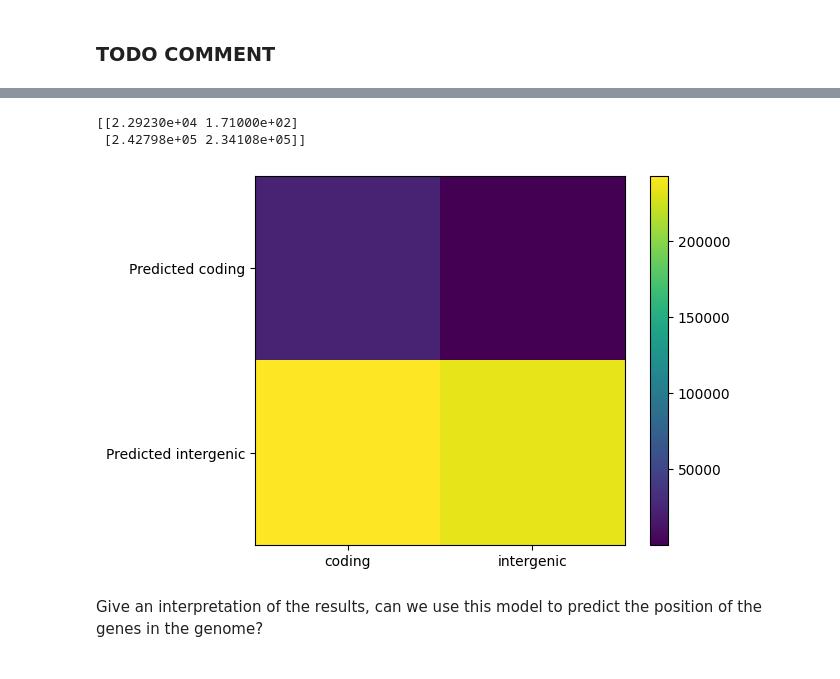
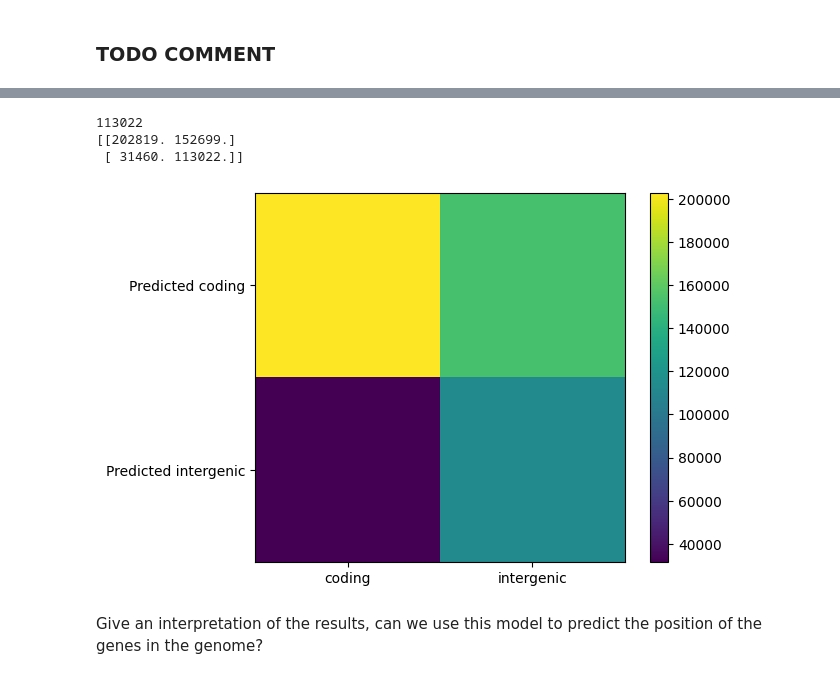
Before and after one commit to HendrikHigl/ma-cs-apml, a Jupyter notebook: GenePredictionProject/HMM_Gene_prediction.ipynb, the cells around one changed output, grey strips where cells are left out. Cells and saved outputs as stored; diff of their text form; code cells hidden in the pictures.

```diff
--- a/GenePredictionProject/HMM_Gene_prediction.ipynb
+++ b/GenePredictionProject/HMM_Gene_prediction.ipynb
@@ -287,17 +287,21 @@ def viterbi(allx,Pi,A,B):
 
     e = 1e-10
     logPi = Pi + e
+    logPi /= logPi.sum()
+    logPi = np.log(logPi)
     logA = A + e
+    logA /= logA.sum(axis=1, keepdims=True)
     logB = B + e
+    logB /= logB.sum(axis=1, keepdims=True)
 
-    delta[:,0] = logPi + logB[:,allx[0]]
+    delta[:,0] = logPi + np.log(logB[:,allx[0]])
 
     ## recursion ...  (your code here)
     for t in range(1, len(allx)):
         for i in range(len(logA)):
-            probabilities = delta[:, t-1] + logA[:, i]
+            probabilities = delta[:, t-1] + np.log(logA[:, i])
             psi[i,t] = np.argmax(probabilities)
-            delta[i,t] = np.max(probabilities) + logB[i,allx[t]]
+            delta[i,t] = np.max(probabilities) + np.log(logB[i,allx[t]])
 
     last_state = np.argmax(delta[:, len(allx)-1])
     path = get_path(psi, last_state)
@@ -452,39 +456,38 @@ In other words, we have:
 # %%
 def create_confusion_matrix(true_sequence, predicted_sequence):
     ## your code here
 
     mat = np.zeros((2, 2))
-
     for i in range(len(true_sequence)):
-        true_val = 0 if true_sequence[i] == 0 else 1
-        pred_val = 0 if predicted_sequence[i] == 0 else 1
+        true_val = 1 if true_sequence[i] == 0 else 0
+        pred_val = 1 if predicted_sequence[i] == 0 else 0
 
         mat[pred_val, true_val] += 1
-
     return mat
 
 ###Display the confusion matrix
 import matplotlib.pyplot as plt
 
 mat_conf=create_confusion_matrix(annotation_test, predicted_states)
 plt.imshow(mat_conf)
 plt.colorbar()
 ax = plt.gca();
 
 # Major ticks
 ax.set_xticks(np.arange(0, 2, 1));
 ax.set_yticks(np.arange(0, 2, 1));
 
 # Labels for major ticks
 ax.set_xticklabels(['coding','intergenic']);
 ax.set_yticklabels(['Predicted coding','Predicted intergenic']);
 
 print(mat_conf)
 plt.show()
 # %% [output]
-[[2.29230e+04 1.71000e+02]
- [2.42798e+05 2.34108e+05]]
+113022
+[[202819. 152699.]
+ [ 31460. 113022.]]
-[figure, old version]
+[figure, new version]
 # %% [markdown]
 Give an interpretation of the results, can we use this model to predict the position of the genes in the genome?
 # %% [markdown]
```
Also changed, not shown: parts of 8 cells of this notebook.
